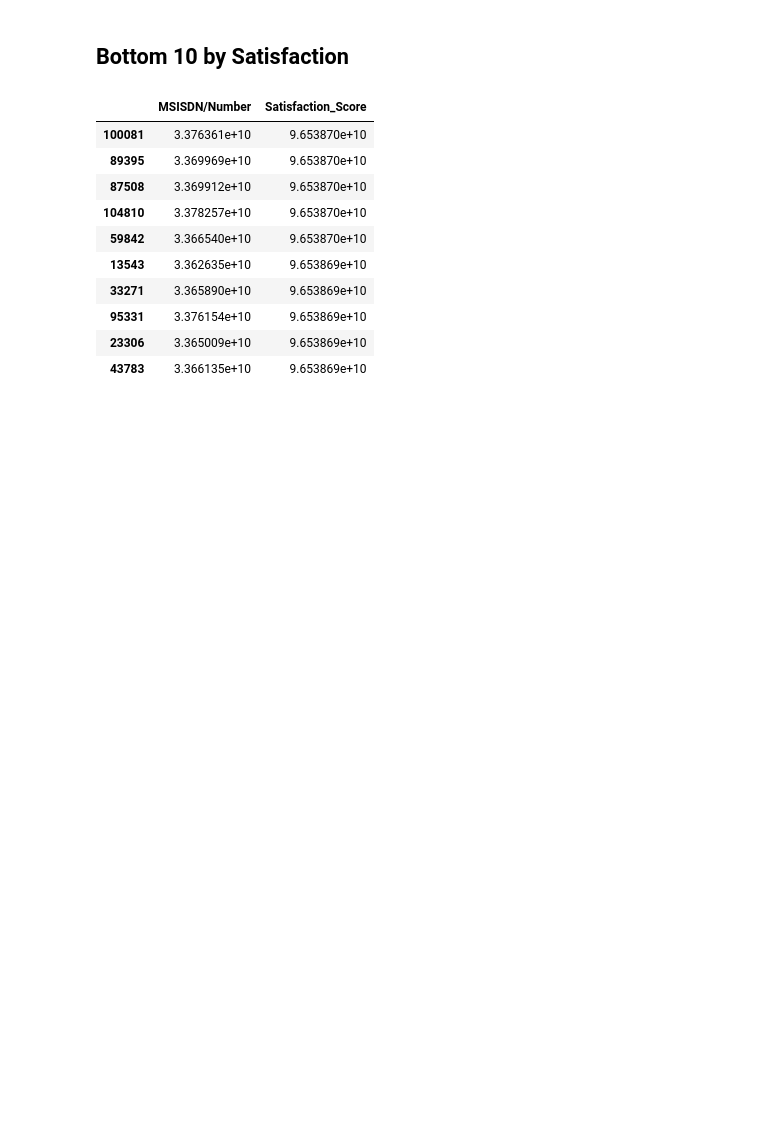
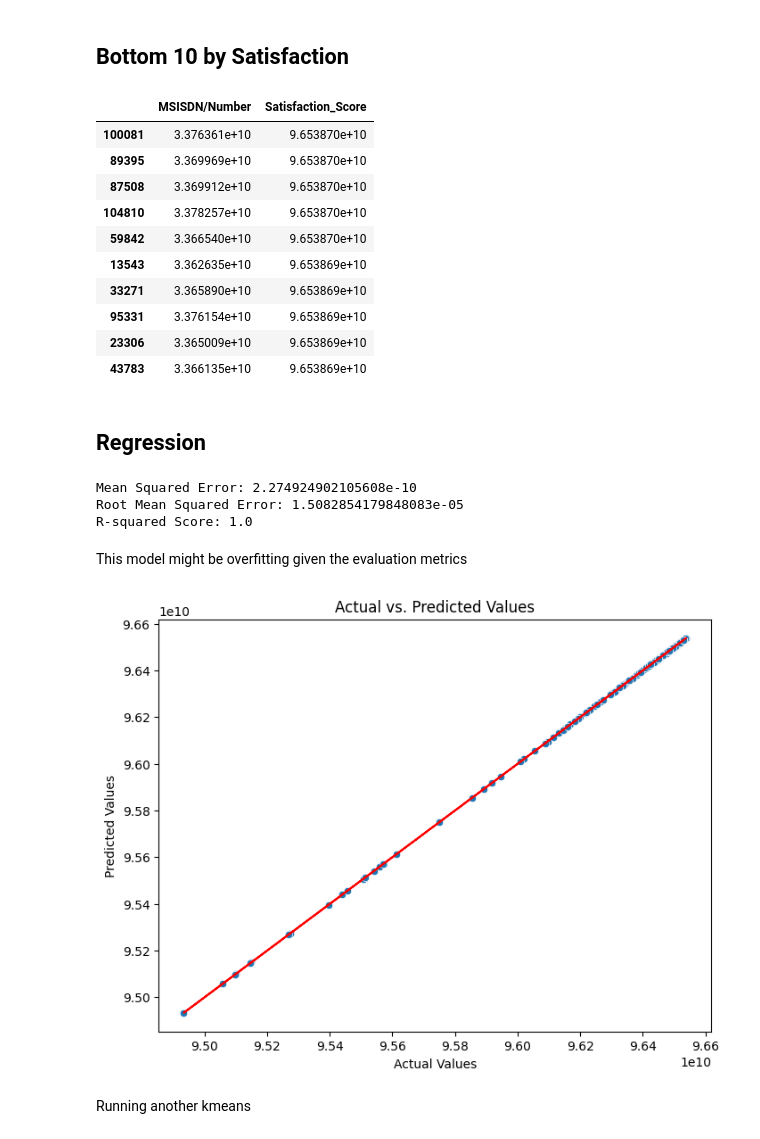
Before and after one commit to biniyam69/telecom, a Jupyter notebook: notebooks/Task4.ipynb, the cells around one changed output. Drawn from its saved outputs; the diff is of its cells as text; code cells hidden in the pictures; blank space fills up the shorter version.

Commit message:
Regression and another kmeans

```diff
--- a/notebooks/Task4.ipynb
+++ b/notebooks/Task4.ipynb
@@ -527,3 +527,46 @@ bottom_10_satisfied_customers
 | 43783 | 3.366135e+10 | 9.653869e+10 |
 # %%
 add_data['Satisfaction Score] =
+# %% [markdown]
+## Regression
+# %%
+from sklearn.model_selection import train_test_split
+from sklearn.linear_model import LinearRegression
+from sklearn.metrics import mean_squared_error, r2_score
+
+#splitting the data into features and target
+X = agg_data.drop(['Satisfaction_Score', 'MSISDN/Number'], axis=1)
+y = agg_data['Satisfaction_Score']
+
+X_train, X_test, y_train, y_test = train_test_split(X, y, test_size=0.2, random_state=42)
+
+model = LinearRegression()
+model.fit(X_train, y_train)
+
+y_pred = model.predict(X_test)
+# %%
+mse = mean_squared_error(y_test, y_pred)
+rmse = np.sqrt(mse)
+r2 = r2_score(y_test, y_pred)
+
+print(f"Mean Squared Error: {mse}")
+print(f"Root Mean Squared Error: {rmse}")
+print(f"R-squared Score: {r2}")
+# %% [output]
+Mean Squared Error: 2.274924902105608e-10
+Root Mean Squared Error: 1.5082854179848083e-05
+R-squared Score: 1.0
+# %% [markdown]
+This model might be overfitting given the evaluation metrics
+# %%
+plt.figure(figsize=(8, 6))
+sns.scatterplot(x=y_test, y=y_pred)
+plt.plot(y_test, y_test, color='red')
+plt.title('Actual vs. Predicted Values')
+plt.xlabel('Actual Values')
+plt.ylabel('Predicted Values')
+plt.show()
+# %% [output]
+[figure, added]
+# %% [markdown]
+Running another kmeans
```
Also changed, not shown: parts of 3 cells of this notebook.
